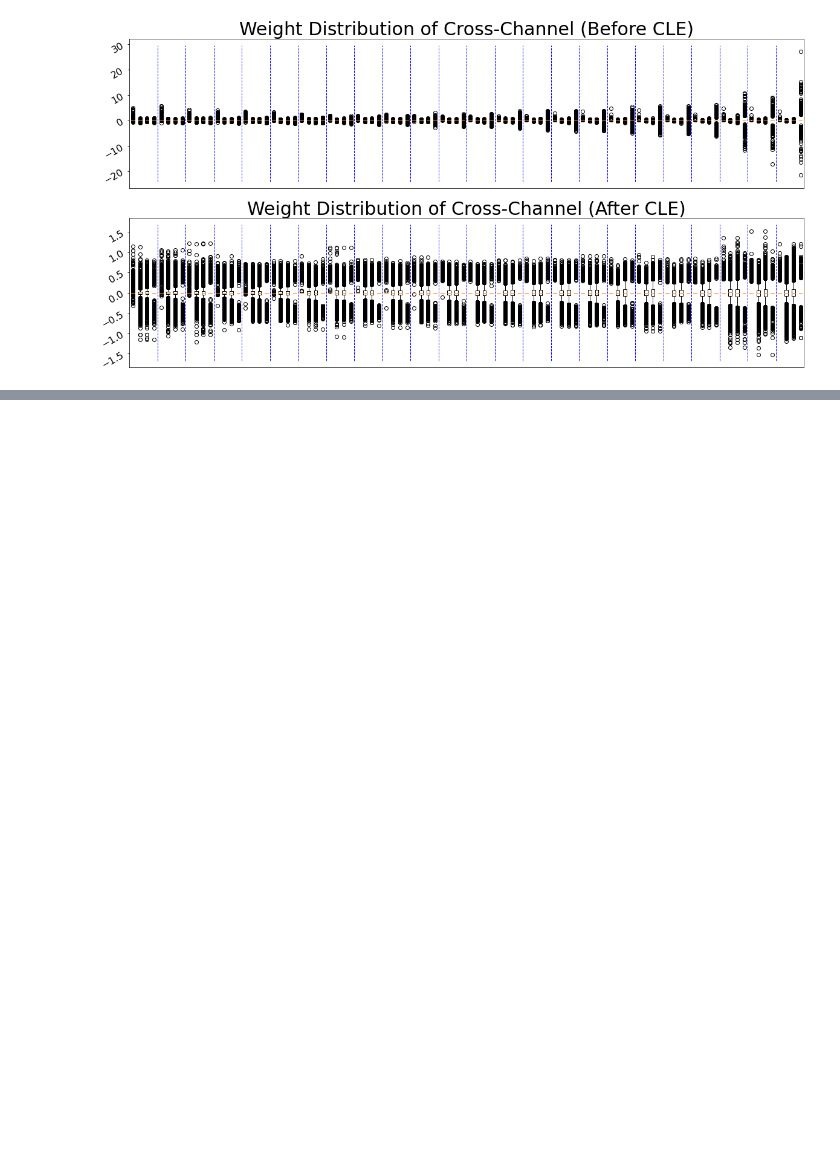
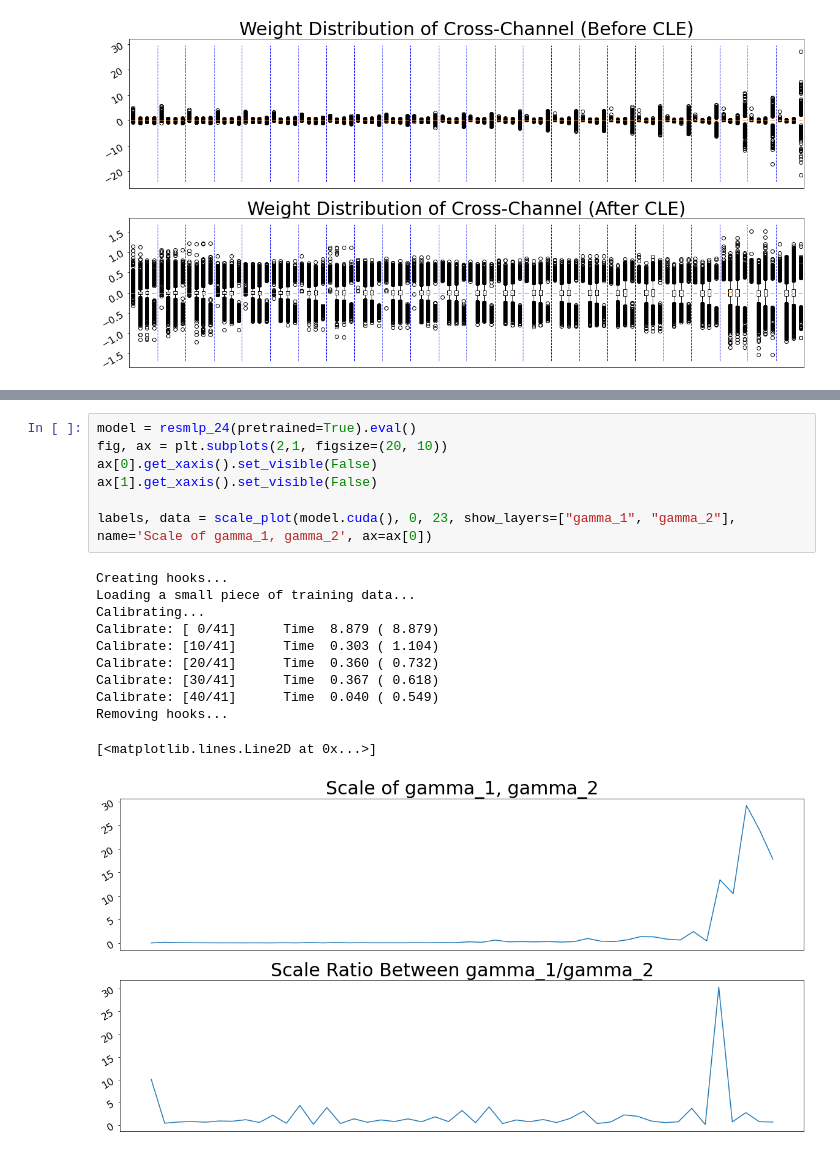
Before and after one commit to scott306lr/ResMLP_QAT, a Jupyter notebook: model_analyze.ipynb, the cells around one changed output, grey strips where cells are left out. Cells and saved outputs as stored; diff of their text form; blank space fills up the shorter version.

```diff
--- a/model_analyze.ipynb
+++ b/model_analyze.ipynb
@@ -87,0 +94,19 @@ FileNotFoundError: [WinError 3] 系統找不到指定的路徑。: '/mnt/disk1/i
+# %%
+model = resmlp_24(pretrained=True).eval()
+fig, ax = plt.subplots(2,1, figsize=(20, 10))
+ax[0].get_xaxis().set_visible(False)
+ax[1].get_xaxis().set_visible(False)
+
+labels, data = scale_plot(model.cuda(), 0, 23, show_layers=["gamma_1", "gamma_2"], name='Scale of gamma_1, gamma_2', ax=ax[0])
+# %% [output]
+Creating hooks...
+Loading a small piece of training data...
+Calibrating...
+Calibrate: [ 0/41]      Time  8.879 ( 8.879)
+Calibrate: [10/41]      Time  0.303 ( 1.104)
+Calibrate: [20/41]      Time  0.360 ( 0.732)
+Calibrate: [30/41]      Time  0.367 ( 0.618)
+Calibrate: [40/41]      Time  0.040 ( 0.549)
+Removing hooks...
+[<matplotlib.lines.Line2D at 0x...>]
+[figure, added]
```
Also changed, not shown: parts of 10 cells of this notebook, 4 other files.
